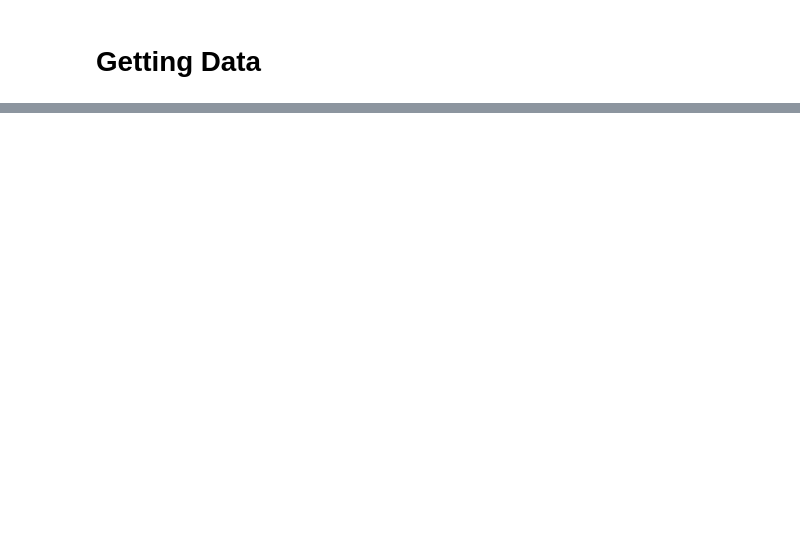
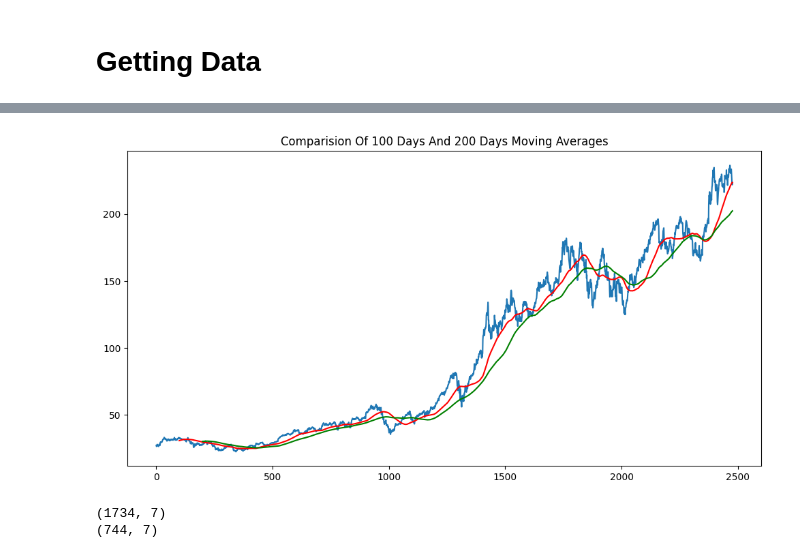
Before and after one commit to AkshatSoni1230/Stock-Price-Prediction, a Jupyter notebook: main.ipynb, the cells around one changed output, grey strips where cells are left out. Cells and saved outputs as stored; diff of their text form; code cells hidden in the pictures; blank space fills up the shorter version.

```diff
--- a/main.ipynb
+++ b/main.ipynb
@@ -33,0 +98,3 @@ plt.plot(df['Close'])
+# %%
+ma200 = df.Close.rolling(200).mean()
+ma200
@@ -33,0 +115,18 @@ plt.plot(df['Close'])
+# %%
+plt.figure(figsize = (12,6))
+plt.plot(df.Close)
+plt.plot(ma100, 'r')
+plt.plot(ma200, 'g')
+plt.title('Comparision Of 100 Days And 200 Days Moving Averages')
+plt.show()
+# %% [output]
+[figure, added]
+# %%
+train = pd.DataFrame(data[0:int(len(data)*0.70)])
+test = pd.DataFrame(data[int(len(data)*0.70): int(len(data))])
+
+print(train.shape)
+print(test.shape)
+# %% [output]
+(1734, 7)
+(744, 7)
```
Also changed, not shown: parts of 30 cells of this notebook, 2 other files.
